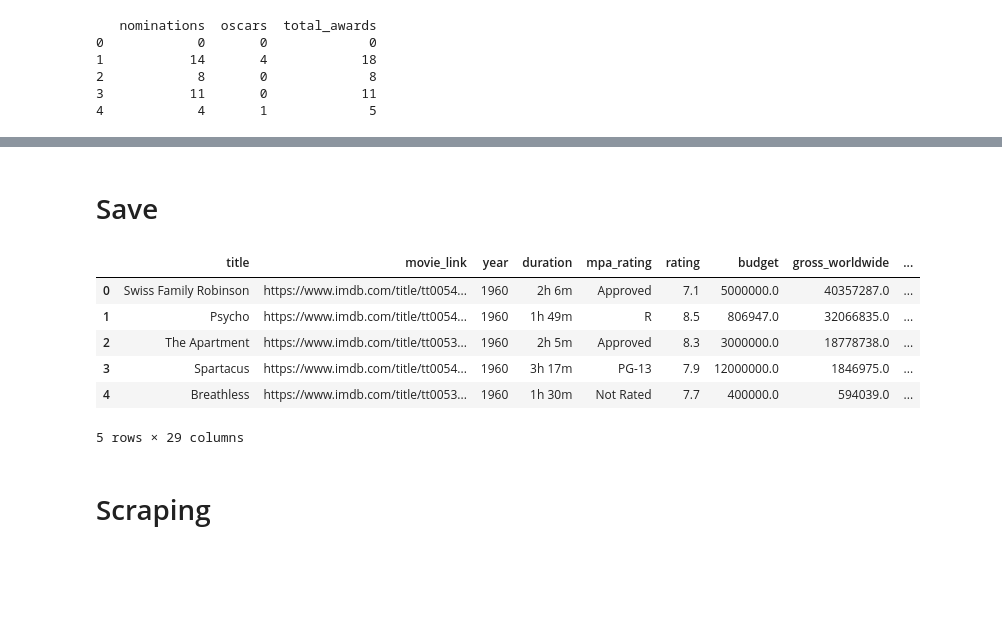
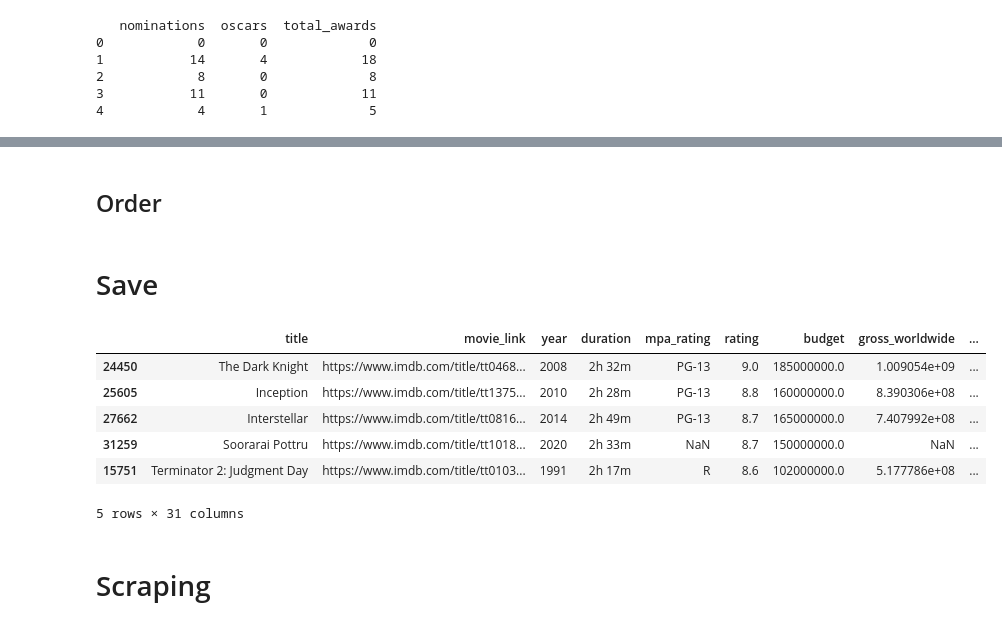
Before and after one commit to com-480-data-visualization/404NotFound, a Jupyter notebook: data/Data.ipynb, the cells around one changed output, grey strips where cells are left out. Cells and saved outputs as stored; diff of their text form; code cells hidden in the pictures; blank space fills up the shorter version.

```diff
--- a/data/Data.ipynb
+++ b/data/Data.ipynb
@@ -139,0 +142,5 @@ memory usage: 7.4+ MB
+# %%
+import ast
+
+df['genre_grouped_main'] = df['genre_grouped'].apply(lambda x: ast.literal_eval(x)[0] if pd.notna(x) and x != '[]' else None)
+df['languages_main'] = df['languages'].apply(lambda x: ast.literal_eval(x)[0] if pd.notna(x) and x != '[]' else None)
@@ -140,14 +157,22 @@ memory usage: 7.4+ MB
+# %% [markdown]
+## Order
+# %%
+budget_order = ["100M+", "50M - 100M", "10M - 50M", "5M - 10M", "1M - 5M", "500K - 1M", "100K - 500K", "0 - 100K"]
+
+df["budget_category"] = pd.Categorical(df["budget_category"], categories=budget_order, ordered=True)
+
+df_sorted = df.sort_values(by=["budget_category", "rating", "oscars"], ascending=[True, False, False])
 # %% [markdown]
 # Save
 # %%
-df.head()
+df_sorted.head()
 # %% [output]
 |  | title | movie_link | year | duration | mpa_rating | rating | budget | gross_worldwide | ... |
-| 0 | Swiss Family Robinson | https://www.imdb.com/title/tt0054... | 1960 | 2h 6m | Approved | 7.1 | 5000000.0 | 40357287.0 | ... |
-| 1 | Psycho | https://www.imdb.com/title/tt0054... | 1960 | 1h 49m | R | 8.5 | 806947.0 | 32066835.0 | ... |
-| 2 | The Apartment | https://www.imdb.com/title/tt0053... | 1960 | 2h 5m | Approved | 8.3 | 3000000.0 | 18778738.0 | ... |
-| 3 | Spartacus | https://www.imdb.com/title/tt0054... | 1960 | 3h 17m | PG-13 | 7.9 | 12000000.0 | 1846975.0 | ... |
-| 4 | Breathless | https://www.imdb.com/title/tt0053... | 1960 | 1h 30m | Not Rated | 7.7 | 400000.0 | 594039.0 | ... |
+| 24450 | The Dark Knight | https://www.imdb.com/title/tt0468... | 2008 | 2h 32m | PG-13 | 9.0 | 185000000.0 | 1.009054e+09 | ... |
+| 25605 | Inception | https://www.imdb.com/title/tt1375... | 2010 | 2h 28m | PG-13 | 8.8 | 160000000.0 | 8.390306e+08 | ... |
+| 27662 | Interstellar | https://www.imdb.com/title/tt0816... | 2014 | 2h 49m | PG-13 | 8.7 | 165000000.0 | 7.407992e+08 | ... |
+| 31259 | Soorarai Pottru | https://www.imdb.com/title/tt1018... | 2020 | 2h 33m | NaN | 8.7 | 150000000.0 | NaN | ... |
+| 15751 | Terminator 2: Judgment Day | https://www.imdb.com/title/tt0103... | 1991 | 2h 17m | R | 8.6 | 102000000.0 | 5.177786e+08 | ... |
-5 rows × 29 columns
+5 rows × 31 columns
 # %%
 output_path = "../siteweb/assets/data/data_v2.csv"
```
Also changed, not shown: parts of 4 cells of this notebook, 8 other files.
